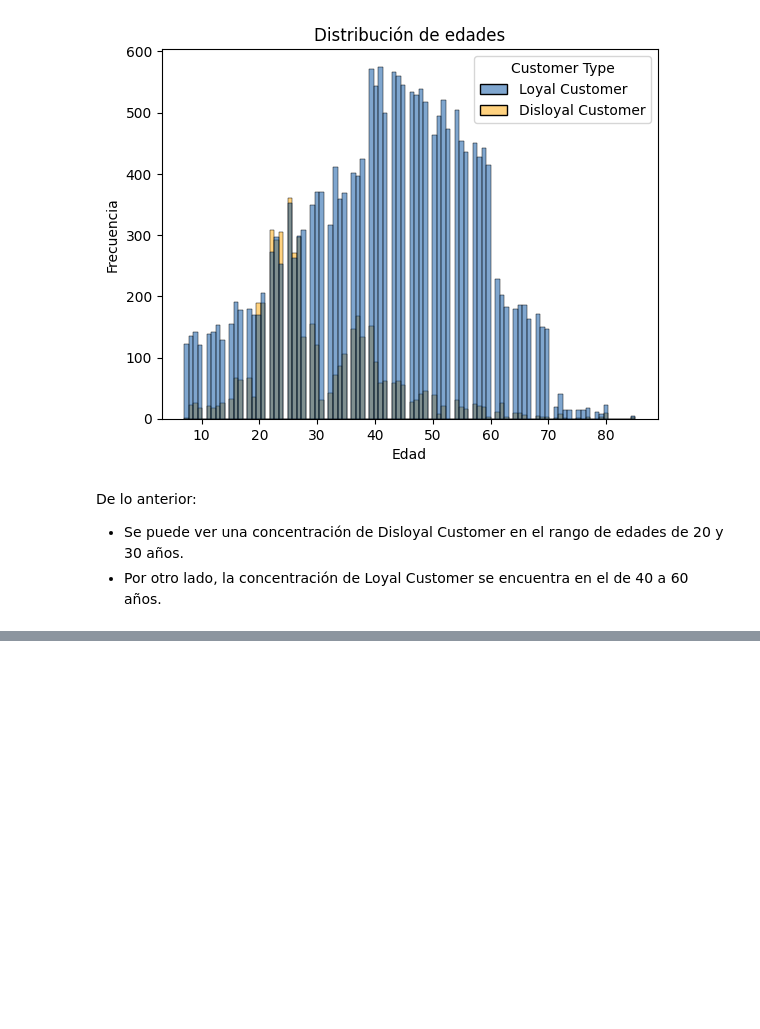
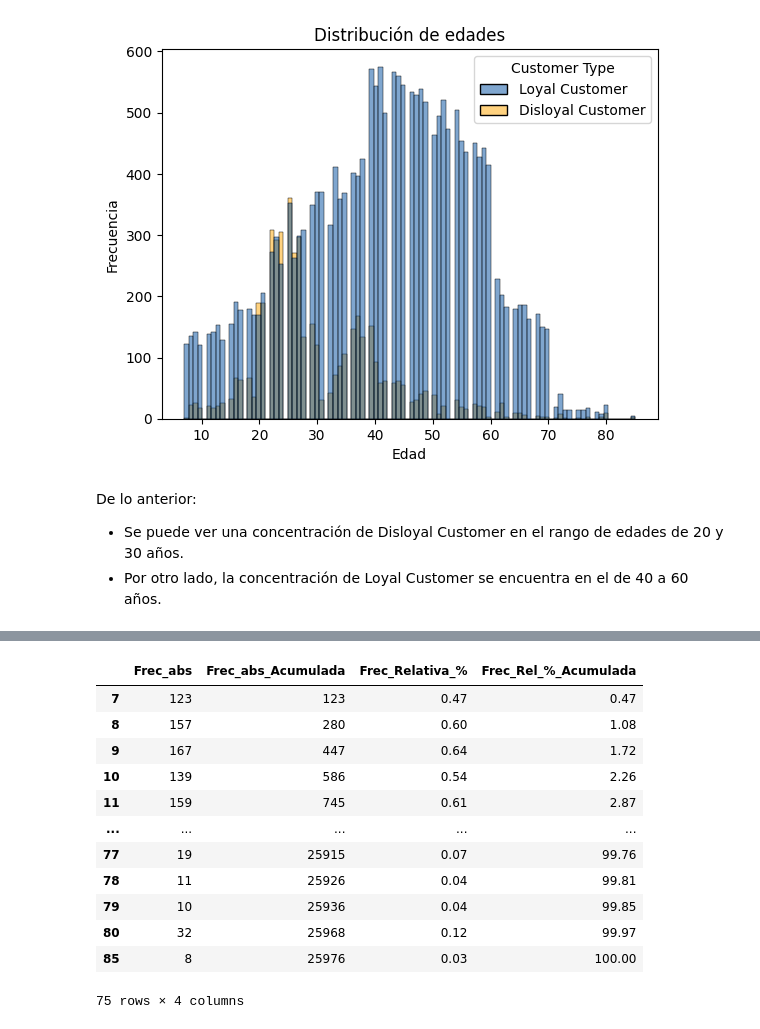
Before and after one commit to MHerrera11/Coderhouse, a Jupyter notebook: notebooks/Satisfacción de Clientes en Vuelos.ipynb, the cells around one changed output, grey strips where cells are left out. Saved outputs shown, nothing was run; the diff lists cells and outputs as text; code cells hidden in the pictures; blank space fills up the shorter version.

```diff
--- a/notebooks/Satisfacción de Clientes en Vuelos.ipynb
+++ b/notebooks/Satisfacción de Clientes en Vuelos.ipynb
@@ -439,0 +459,58 @@ De lo anterior:
+# %%
+# Frecuencias
+
+Age = df['Age']
+
+## Frecuencia absoluta
+frec = Age.value_counts().sort_index()
+## Guardamos esta información en un dataframe
+frec_df = pd.DataFrame(frec)
+## Asignamos el nombre Frec_abs a la columna
+frec_df.rename(columns={'Age':'Frec_abs'},inplace=True)
+
+# Frecuencias acumuladas
+
+## Obtenemos los valores de las Frecuencias Absolutas
+Frec_abs_val = frec_df["Frec_abs"].values
+## Creamos una lista vacia en donde vamos a guardar las frecuencias absolutas acumuladas
+acum = []
+## Iniciamos una variable en la que guardaremos los valores anteriores
+valor_acum = 0
+## Recorremos la lista  de las frecuencias absolutas para ir sumandolas
+for i in Frec_abs_val:
+    valor_acum = valor_acum + i
+    acum.append(valor_acum)
+frec_df["Frec_abs_Acumulada"] = acum
+
+# Frecuencia Relativa en %
+frec_df["Frec_Relativa_%"] = round(100 * frec_df["Frec_abs"]/len(Age),4)
+
+# Frecuencias acumuladas relativas
+
+# Obtenemos los valores de las Frecuencias Relativas
+Frec_rel_val = frec_df["Frec_Relativa_%"].values
+#Creamos una lista vacia en donde vamos a guardar las frecuencias relativas acumuladas
+acum = []
+#Iniciamos una variable  en la que guardaremos los valores anteriores
+valor_acum = 0
+#Recorremos la lista  de las frecuencias relativas para ir sumandolas
+for i in Frec_rel_val:
+    valor_acum = valor_acum + i
+    acum.append(valor_acum)
+
+frec_df["Frec_Rel_%_Acumulada"] = acum
+frec_df
+# %% [output]
+|  | Frec_abs | Frec_abs_Acumulada | Frec_Relativa_% | Frec_Rel_%_Acumulada |
+| 7 | 123 | 123 | 0.47 | 0.47 |
+| 8 | 157 | 280 | 0.60 | 1.08 |
+| 9 | 167 | 447 | 0.64 | 1.72 |
+| 10 | 139 | 586 | 0.54 | 2.26 |
+| 11 | 159 | 745 | 0.61 | 2.87 |
+| ... | ... | ... | ... | ... |
+| 77 | 19 | 25915 | 0.07 | 99.76 |
+| 78 | 11 | 25926 | 0.04 | 99.81 |
+| 79 | 10 | 25936 | 0.04 | 99.85 |
+| 80 | 32 | 25968 | 0.12 | 99.97 |
+| 85 | 8 | 25976 | 0.03 | 100.00 |
+75 rows × 4 columns
```
Also changed, not shown: parts of 1 cell of this notebook.
